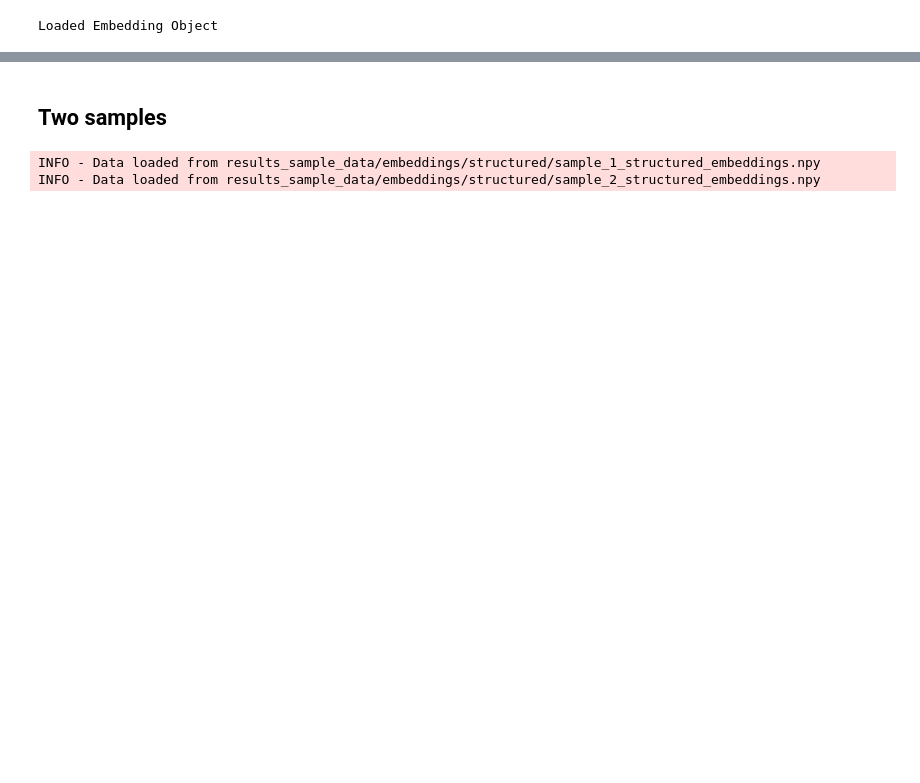
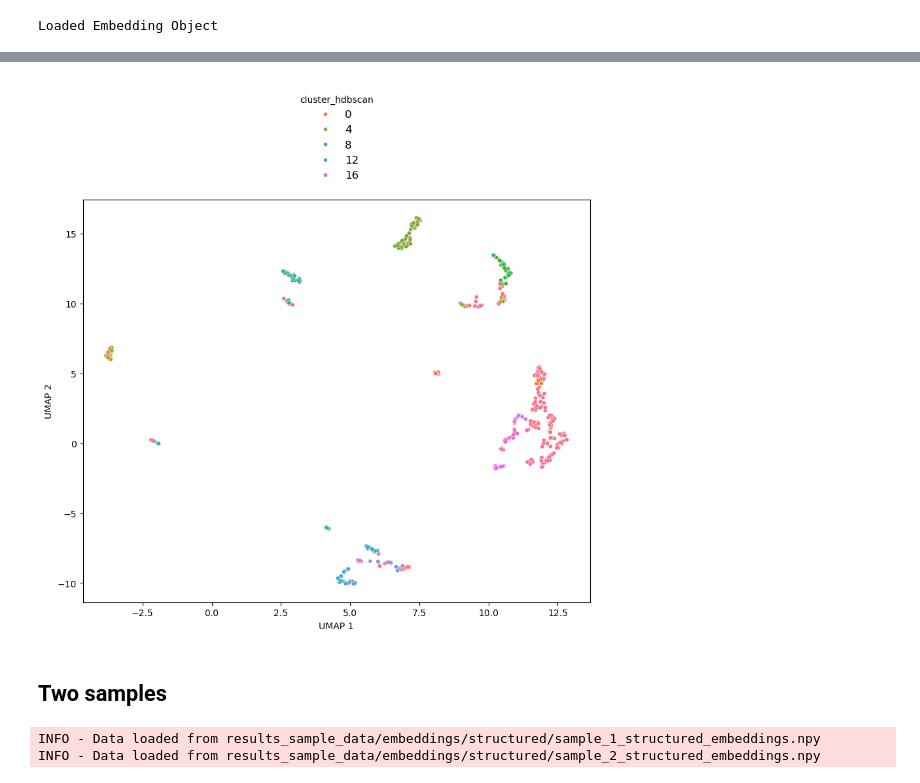
Before and after one commit to i3-unit/TCRpeg_i3, a Jupyter notebook: tutorial_umap.ipynb, the cells around one changed output, grey strips where cells are left out. Drawn from its saved outputs; the diff is of its cells as text; code cells hidden in the pictures; blank space fills up the shorter version.

```diff
--- a/tutorial_umap.ipynb
+++ b/tutorial_umap.ipynb
@@ -41,3 +44,7 @@ sample_1_clusters_umap.plot_umap(hue='cluster')
+# %%
+sample_1_clusters_umap.plot_umap(hue='cluster_hdbscan')
+# %% [output]
+[figure, added]
 # %% [markdown]
 ## Two samples
 # %%
```
Also changed, not shown: parts of 15 cells of this notebook.
